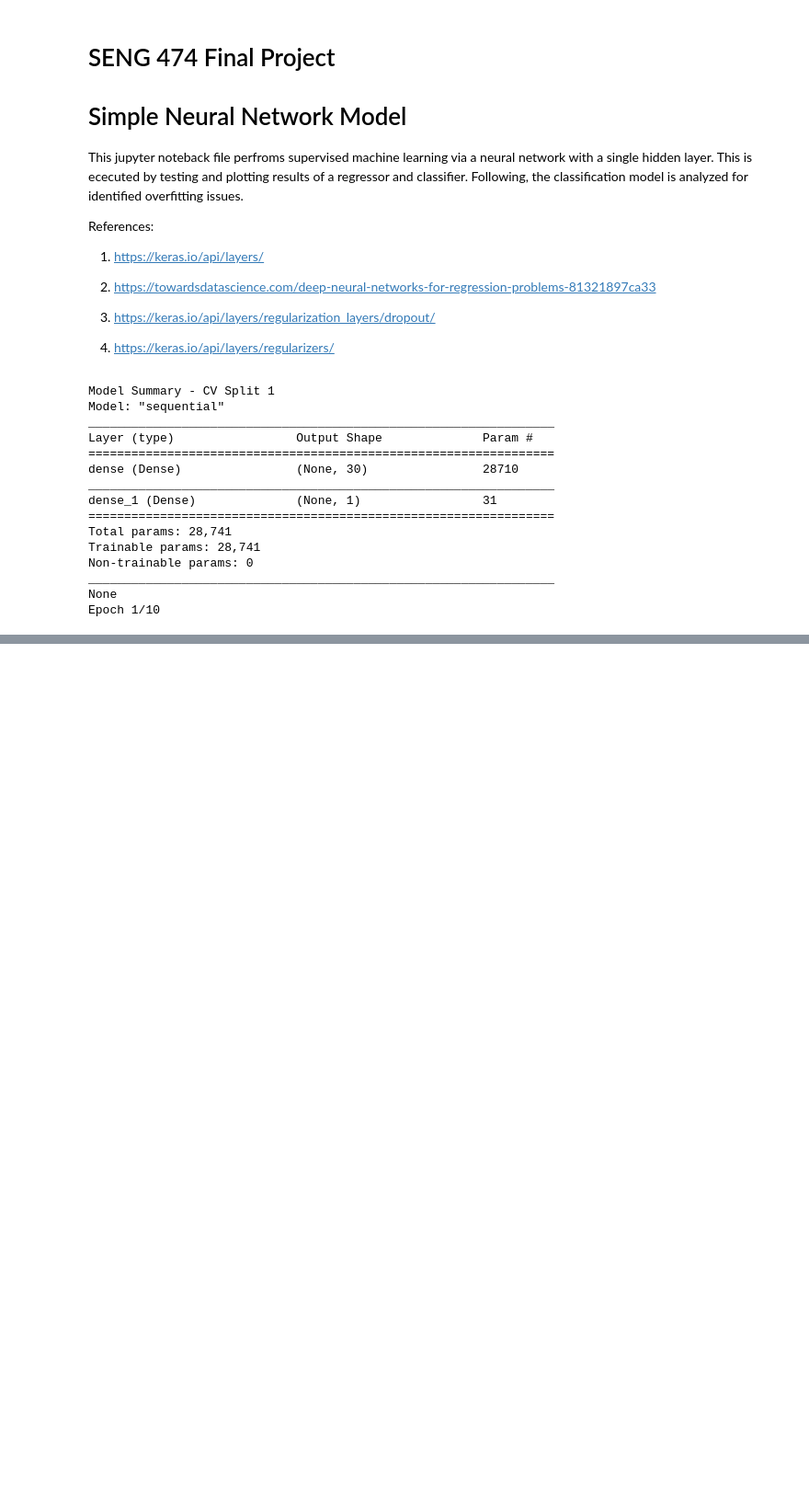
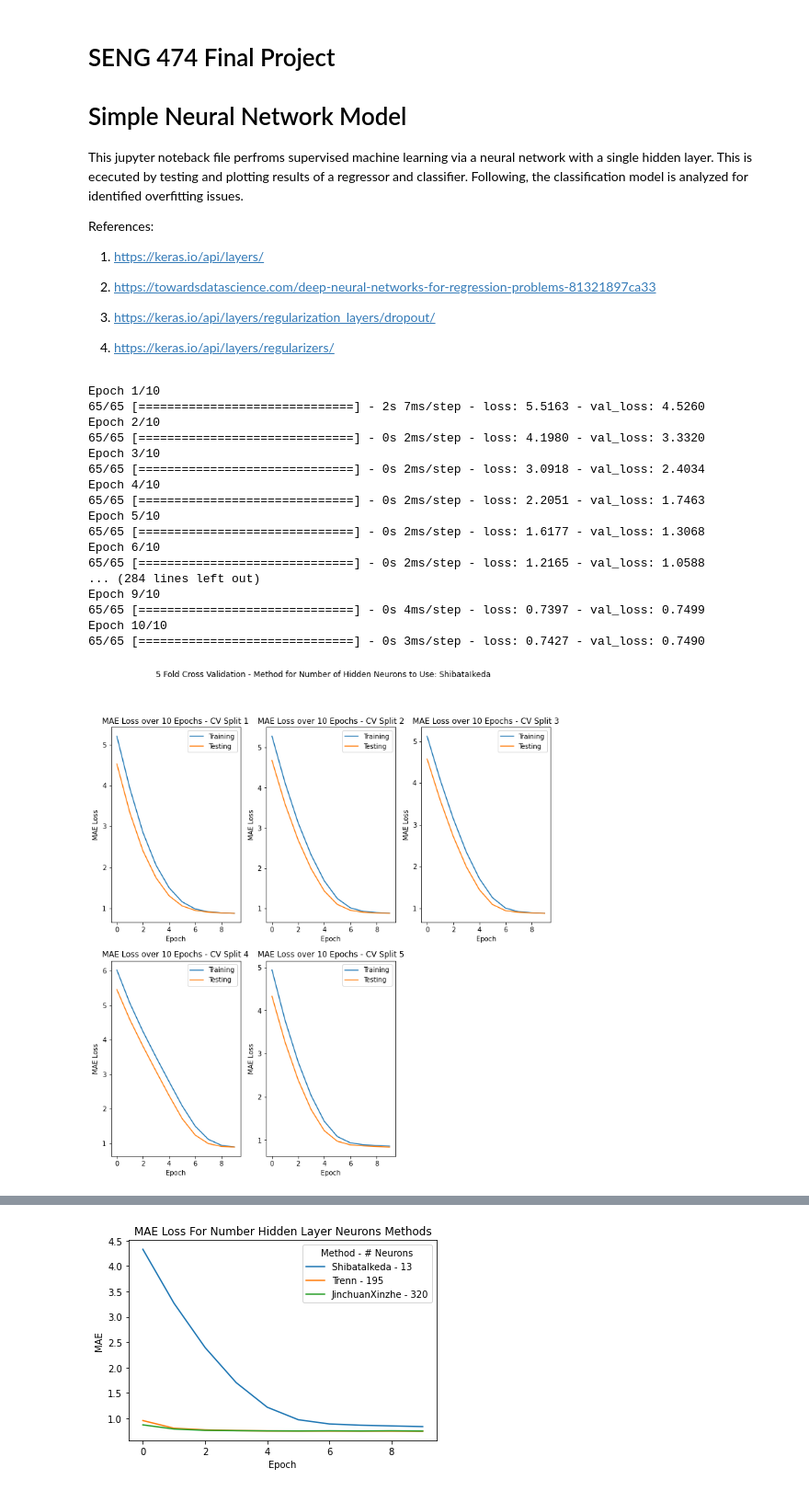
Before and after one commit to iamkahvi/imdb_rating_prediction_system, a Jupyter notebook: simpleNeuralNetwork.ipynb, the cells around one changed output, grey strips where cells are left out. Shown at 92% size. Saved outputs shown, nothing was run; the diff lists cells and outputs as text; code cells hidden in the pictures; blank space fills up the shorter version.

```diff
--- a/simpleNeuralNetwork.ipynb
+++ b/simpleNeuralNetwork.ipynb
@@ -63,19 +64,12 @@ def simpleNNRegression(X, y):
             X_train, X_test = X.iloc[training_idx], X.iloc[testing_idx]
             y_train, y_test = y.iloc[training_idx], y.iloc[testing_idx]
 
-            # scale the data
-            scaler = StandardScaler()
-            X_train = scaler.fit_transform(X_train)
-            X_test = scaler.transform(X_test)
-
             model = keras.Sequential([
                 keras.layers.Dense(num_hidden_neuron_methods[method], input_dim=num_input, activation='sigmoid', kernel_initializer='he_normal'), # single hidden layer
                 keras.layers.Dense(num_output, activation="linear") # regression single neuron output layer
             ])
 
             model.compile(loss="mae", optimizer="adam")
-            print('Model Summary - CV Split ' + str(subplot_idx))
-            print(model.summary())
 
             losses = model.fit(X_train, y_train, epochs=10, batch_size=num_input, validation_data=(X_test, y_test)).history # record the model history for plotting
 
@@ -94,44 +88,47 @@ def simpleNNRegression(X, y):
 
         plt.draw()
 
         # Find and save the best performing 5-fold split for each method
         method_result = dict(sorted(kfold_results.items(), key=lambda result: result[1]['val_mae'], reverse=False))
         method_result = list(method_result.values())[0]
         results.append(method_result)
 
     plt.show()
 
     # Plot the validation MAE of the best 5-fold splits for each method
     for result in results:
         plt.plot(result['val_loss'], label=result['method'] + " - " + str(result['num_hidden']))
 
     plt.title('MAE Loss For Number Hidden Layer Neurons Methods')
     plt.ylabel('MAE')
     plt.xlabel('Epoch')
     plt.legend(title="Method - # Neurons", loc="upper right")
     plt.show()
 
     best_method = min(results, key=lambda result: result['val_mae'])
     print("The most effective method for choosing the number of hidden layer neurons:")
     print("Method: "+ best_method['method'])
     print("Number of Hidden Neurons: "+ str(best_method['num_hidden']))
     print("Validation MAE: "+ str(best_method['val_mae']))
     print()
 
 simpleNNRegression(X, y)
 # %% [output]
-Model Summary - CV Split 1
-Model: "sequential"
-_________________________________________________________________
-Layer (type)                 Output Shape              Param #
-=================================================================
-dense (Dense)                (None, 30)                28710
-_________________________________________________________________
-dense_1 (Dense)              (None, 1)                 31
-=================================================================
-Total params: 28,741
-Trainable params: 28,741
-Non-trainable params: 0
-_________________________________________________________________
-None
 Epoch 1/10
+65/65 [==============================] - 2s 7ms/step - loss: 5.5163 - val_loss: 4.5260
+Epoch 2/10
+65/65 [==============================] - 0s 2ms/step - loss: 4.1980 - val_loss: 3.3320
+Epoch 3/10
+65/65 [==============================] - 0s 2ms/step - loss: 3.0918 - val_loss: 2.4034
+Epoch 4/10
+65/65 [==============================] - 0s 2ms/step - loss: 2.2051 - val_loss: 1.7463
+Epoch 5/10
+65/65 [==============================] - 0s 2ms/step - loss: 1.6177 - val_loss: 1.3068
+Epoch 6/10
+65/65 [==============================] - 0s 2ms/step - loss: 1.2165 - val_loss: 1.0588
+... (284 lines left out)
+Epoch 9/10
+65/65 [==============================] - 0s 4ms/step - loss: 0.7397 - val_loss: 0.7499
+Epoch 10/10
+65/65 [==============================] - 0s 3ms/step - loss: 0.7427 - val_loss: 0.7490
+[figure, added]
@@ -137,0 +137 @@ Epoch 1/10
+[figure, added]
```
Also changed, not shown: parts of 4 cells of this notebook, 2 other files.
